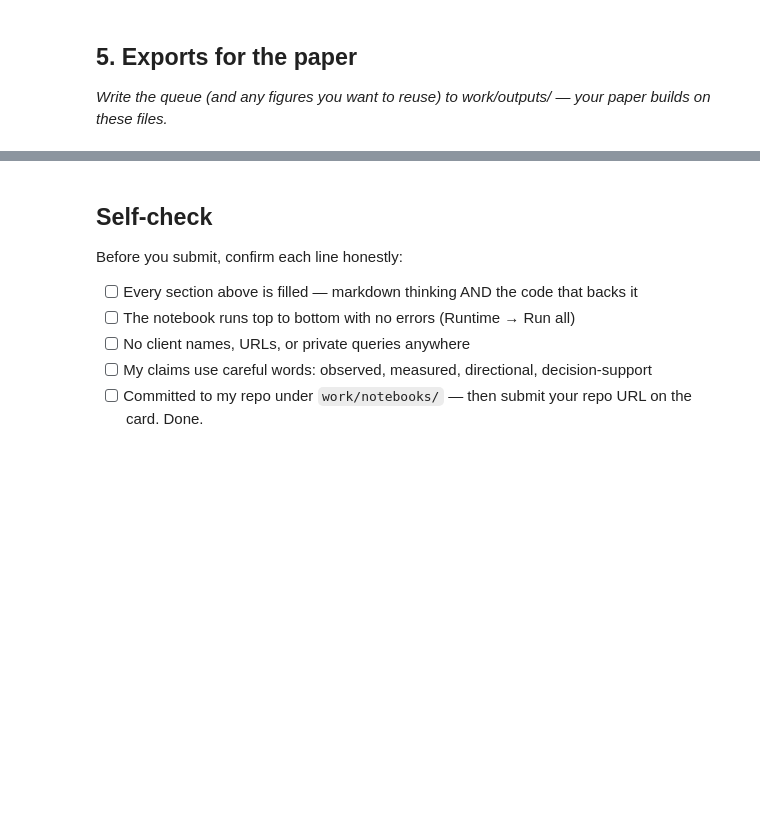
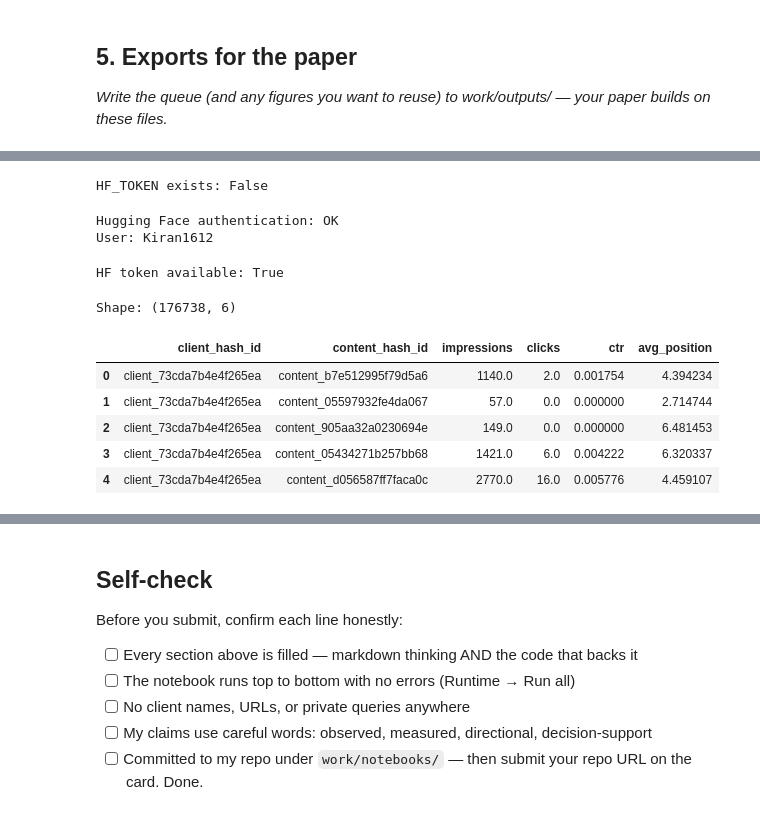
Before and after one commit to kiran162005/flyrank-ml, a Jupyter notebook: work/notebooks/w07_action_playbook.ipynb, the cells around one changed output, grey strips where cells are left out. Cells and saved outputs as stored; diff of their text form; code cells hidden in the pictures; blank space fills up the shorter version.

```diff
--- a/work/notebooks/w07_action_playbook.ipynb
+++ b/work/notebooks/w07_action_playbook.ipynb
@@ -28,0 +181,71 @@ This skeleton is yours to fill. Work the sections **in order** — each one has
+# %%
+import os
+
+print("HF_TOKEN exists:", bool(os.environ.get("HF_TOKEN")))
+# %% [output]
+HF_TOKEN exists: False
+# %%
+from huggingface_hub import whoami
+
+try:
+    info = whoami()
+    print("Hugging Face authentication: OK")
+    print("User:", info.get("name") or info.get("fullname"))
+except Exception as e:
+    print("Hugging Face authentication: FAILED")
+    print(type(e).__name__, str(e))
+# %% [output]
+Hugging Face authentication: OK
+User: Kiran1612
+# %%
+from huggingface_hub import get_token
+
+hf_token = get_token()
+
+print("HF token available:", hf_token is not None)
+# %% [output]
+HF token available: True
+# %%
+import duckdb
+import pandas as pd
+
+con = duckdb.connect()
+
+con.sql(f"""
+    CREATE OR REPLACE SECRET hf_secret (
+        TYPE HUGGINGFACE,
+        TOKEN '{hf_token}'
+    )
+""")
+
+baseline_df = con.sql("""
+    SELECT
+        client_hash_id,
+        content_hash_id,
+        SUM(gsc_impressions) AS impressions,
+        SUM(gsc_clicks) AS clicks,
+        CASE
+            WHEN SUM(gsc_impressions) > 0
+            THEN SUM(gsc_clicks) * 1.0 / SUM(gsc_impressions)
+            ELSE 0
+        END AS ctr,
+        AVG(gsc_avg_position) AS avg_position
+    FROM read_parquet(
+        'hf://datasets/FlyRank/internship-warehouse/fact_content_daily_performance/month=2026-03/*.parquet',
+        hive_partitioning=true
+    )
+    WHERE gsc_data_available IS TRUE
+    GROUP BY client_hash_id, content_hash_id
+    HAVING SUM(gsc_impressions) > 0
+""").df()
+
+print("Shape:", baseline_df.shape)
+display(baseline_df.head())
+# %% [output]
+Shape: (176738, 6)
+|  | client_hash_id | content_hash_id | impressions | clicks | ctr | avg_position |
+| 0 | client_73cda7b4e4f265ea | content_b7e512995f79d5a6 | 1140.0 | 2.0 | 0.001754 | 4.394234 |
+| 1 | client_73cda7b4e4f265ea | content_05597932fe4da067 | 57.0 | 0.0 | 0.000000 | 2.714744 |
+| 2 | client_73cda7b4e4f265ea | content_905aa32a0230694e | 149.0 | 0.0 | 0.000000 | 6.481453 |
+| 3 | client_73cda7b4e4f265ea | content_05434271b257bb68 | 1421.0 | 6.0 | 0.004222 | 6.320337 |
+| 4 | client_73cda7b4e4f265ea | content_d056587ff7faca0c | 2770.0 | 16.0 | 0.005776 | 4.459107 |
```
Also changed, not shown: parts of 8 cells of this notebook.
